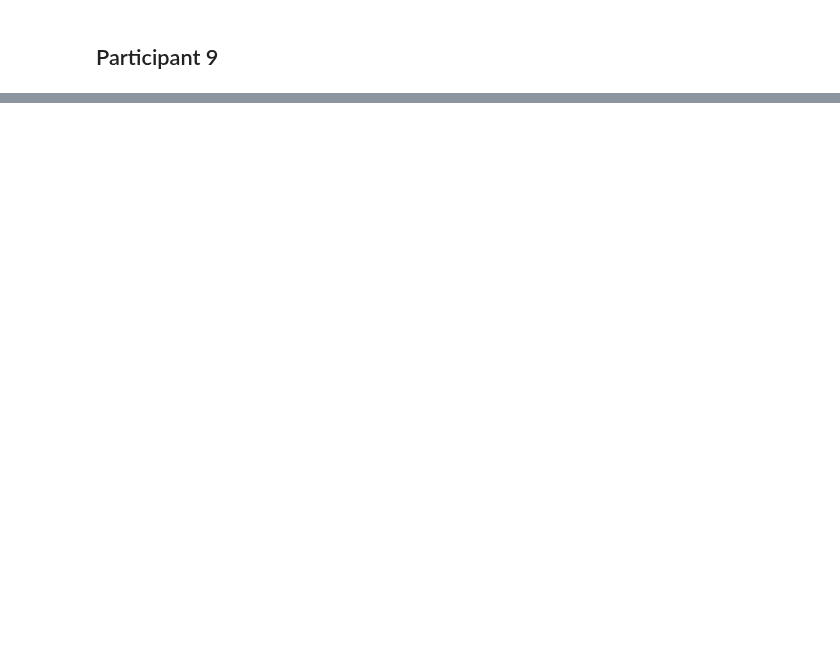
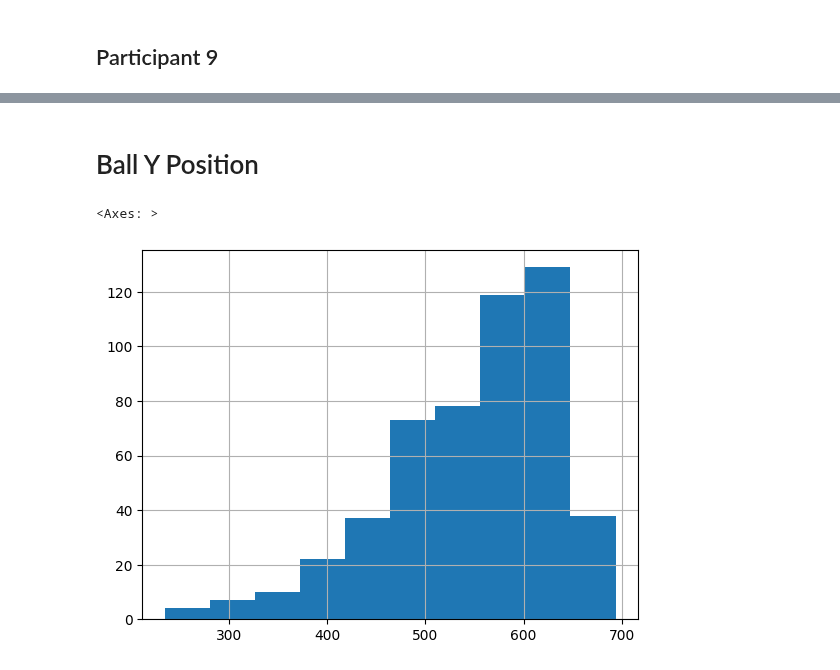
Before and after one commit to mobeets/falldown, a Jupyter notebook: analysis/RNN.ipynb, the cells around one changed output, grey strips where cells are left out. Saved outputs shown, nothing was run; the diff lists cells and outputs as text; code cells hidden in the pictures; blank space fills up the shorter version.

```diff
--- a/analysis/RNN.ipynb
+++ b/analysis/RNN.ipynb
@@ -33,10 +33,25 @@ def pre_proccess_data_from_choice_vs_no_choice(data):
         except (KeyError, TypeError):
             block_drift = 0
 
+        game_states = block.get('game_states', {})
+        state_times = np.array(game_states.get('time', []))
+        ball_y_coords = np.array(game_states.get('ball_y', []))
+        camera_y_coords = np.array(game_states.get('camera_y', []))
+
         trials = block['trials']
 
         for i in range(len(trials) // 3):
             try:
+                tier1_event_time = trials[3*i]['events'][0]['time']
+
+                if len(state_times) > 0:
+
+                    closest_state_idx = np.abs(state_times - tier1_event_time).argmin()
+                    relative_ball_y = float(ball_y_coords[closest_state_idx] - camera_y_coords[closest_state_idx])
+                else:
+                    relative_ball_y = None
+
+
                 choice_trial_sequence = [
                     trials[3*i]['hole_locations'],
                     trials[3*i+1]['hole_locations'],
@@ -91,7 +106,8 @@ def pre_proccess_data_from_choice_vs_no_choice(data):
                     'unchosen_1step_dist': unchosen_1step_dist,
                     'chosen_2step_dist': chosen_2step_dist,
                     'unchosen_2step_dist': unchosen_2step_dist,
-                    'block_drift': block_drift
+                    'block_drift': block_drift,
+                    'ball_y_at_top': relative_ball_y
                 })
             except (KeyError, IndexError, TypeError) as e:
                 continue
@@ -972,0 +663,11 @@ evaluate_logistic_baseline(participant9)
+# %% [markdown]
+# Ball Y Position
+# %%
+participant1 = load("cloud study data/65D6694BE06947289BE4336BC1DE271A-019e9464-b9d3-798d-aa65-c87d82961db6-019e8386-74e7-7359-827b-6b4e4bc47db9-2026-06-04T21-03-48-346Z-fg8d.json")
+participant2 = load("cloud study data/88AD64F00C6B43489770A02E7A1AE2C2-019e8fd9-16e9-7876-8e3b-d51a48df0526-019e8386-74e7-7359-827b-6b4e4bc47db9-2026-06-03T23-37-31-300Z-4ecm.json")
+input_data = pre_proccess_data_from_choice_vs_no_choice(participant1)
+input_data = input_data[input_data['block_drift'] == 1]
+input_data['ball_y_at_top'].hist()
+# %% [output]
+<Axes: >
+[figure, added]
```
Also changed, not shown: parts of 23 cells of this notebook.
